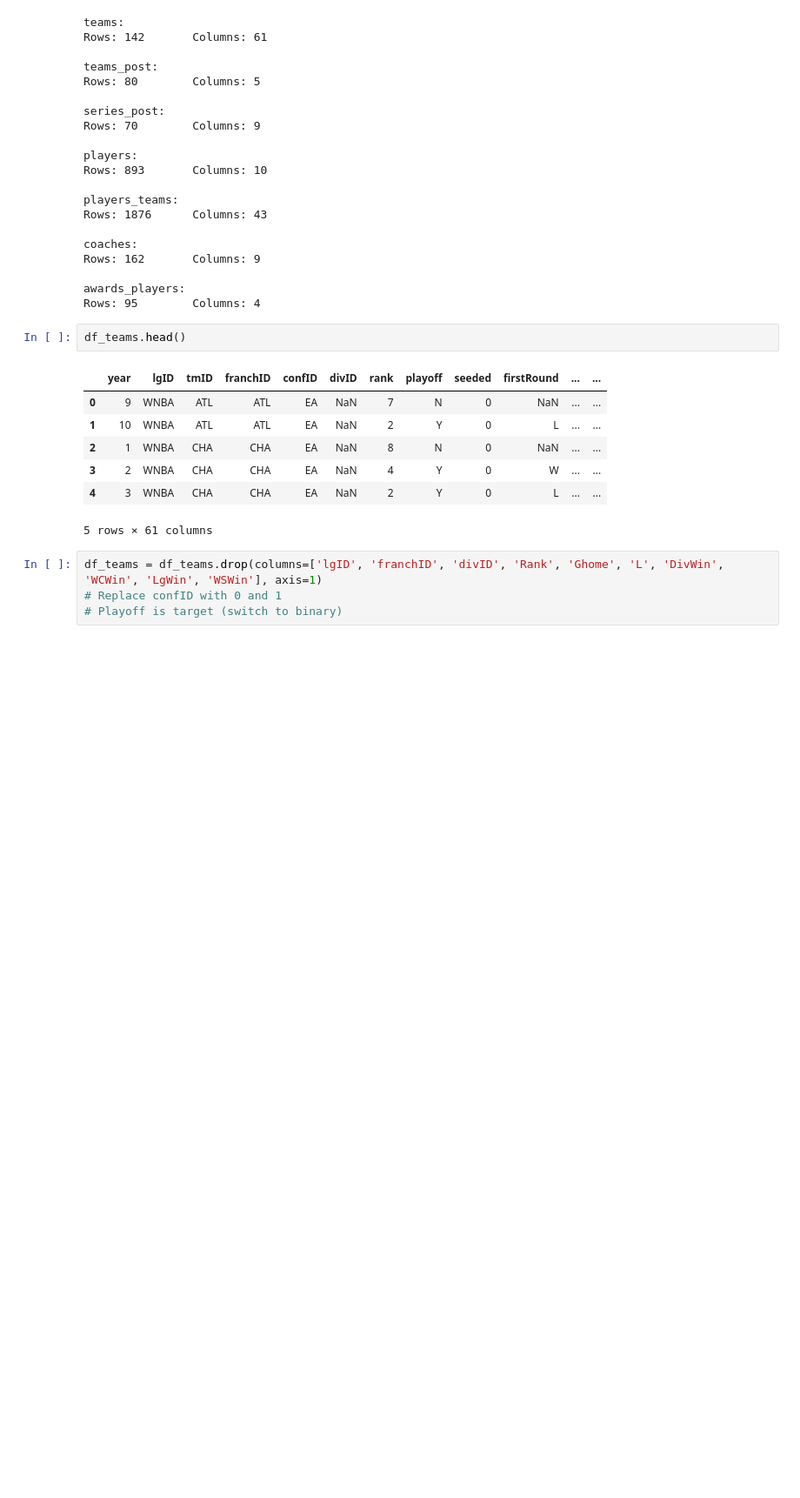
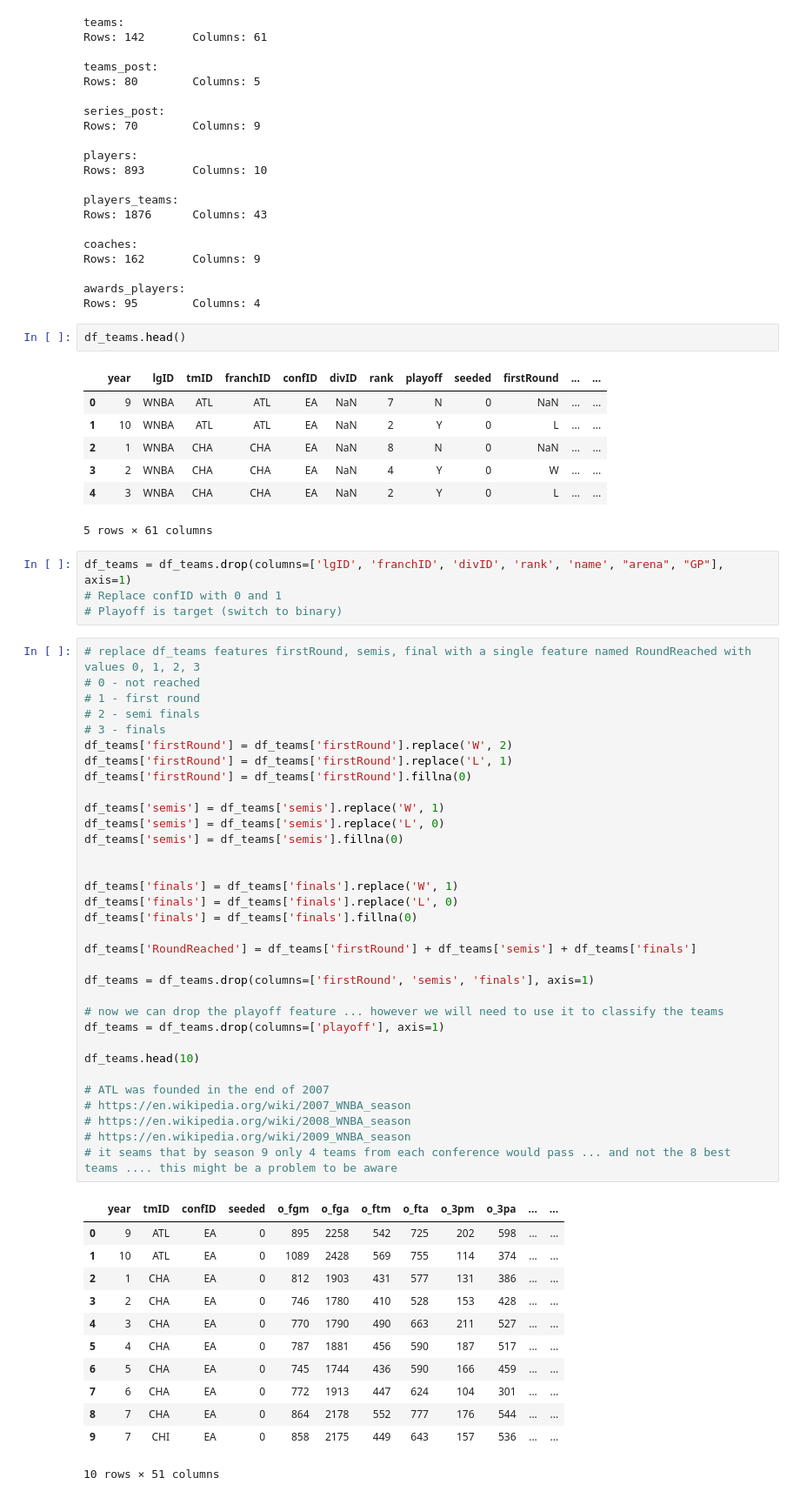
Before and after one commit to m21ark/ac, a Jupyter notebook: Dataset Analysis.ipynb, the cells around one changed output. Shown at 87% size. Drawn from its saved outputs; the diff is of its cells as text; blank space fills up the shorter version.

Commit message:
Cleaning and Predicting (cheating) the playoffs teams

```diff
--- a/Dataset Analysis.ipynb
+++ b/Dataset Analysis.ipynb
@@ -99,6 +101,52 @@ df_teams.head()
 | 4 | 3 | WNBA | CHA | CHA | EA | NaN | 2 | Y | 0 | L | ... | ... |
 5 rows × 61 columns
 # %%
-df_teams = df_teams.drop(columns=['lgID', 'franchID', 'divID', 'Rank', 'Ghome', 'L', 'DivWin', 'WCWin', 'LgWin', 'WSWin'], axis=1)
+df_teams = df_teams.drop(columns=['lgID', 'franchID', 'divID', 'rank', 'name', "arena", "GP"], axis=1)
 # Replace confID with 0 and 1
 # Playoff is target (switch to binary)
+# %%
+# replace df_teams features firstRound, semis, final with a single feature named RoundReached with values 0, 1, 2, 3
+# 0 - not reached
+# 1 - first round
+# 2 - semi finals
+# 3 - finals
+df_teams['firstRound'] = df_teams['firstRound'].replace('W', 2)
+df_teams['firstRound'] = df_teams['firstRound'].replace('L', 1)
+df_teams['firstRound'] = df_teams['firstRound'].fillna(0)
+
+df_teams['semis'] = df_teams['semis'].replace('W', 1)
+df_teams['semis'] = df_teams['semis'].replace('L', 0)
+df_teams['semis'] = df_teams['semis'].fillna(0)
+
+
+df_teams['finals'] = df_teams['finals'].replace('W', 1)
+df_teams['finals'] = df_teams['finals'].replace('L', 0)
+df_teams['finals'] = df_teams['finals'].fillna(0)
+
+df_teams['RoundReached'] = df_teams['firstRound'] + df_teams['semis'] + df_teams['finals']
+
+df_teams = df_teams.drop(columns=['firstRound', 'semis', 'finals'], axis=1)
+
+# now we can drop the playoff feature ... however we will need to use it to classify the teams
+df_teams = df_teams.drop(columns=['playoff'], axis=1)
+
+df_teams.head(10)
+
+# ATL was founded in the end of 2007
+# https://en.wikipedia.org/wiki/2007_WNBA_season
+# https://en.wikipedia.org/wiki/2008_WNBA_season
+# https://en.wikipedia.org/wiki/2009_WNBA_season
+# it seams that by season 9 only 4 teams from each conference would pass ... and not the 8 best teams .... this might be a problem to be aware
+# %% [output]
+|  | year | tmID | confID | seeded | o_fgm | o_fga | o_ftm | o_fta | o_3pm | o_3pa | ... | ... |
+| 0 | 9 | ATL | EA | 0 | 895 | 2258 | 542 | 725 | 202 | 598 | ... | ... |
+| 1 | 10 | ATL | EA | 0 | 1089 | 2428 | 569 | 755 | 114 | 374 | ... | ... |
+| 2 | 1 | CHA | EA | 0 | 812 | 1903 | 431 | 577 | 131 | 386 | ... | ... |
+| 3 | 2 | CHA | EA | 0 | 746 | 1780 | 410 | 528 | 153 | 428 | ... | ... |
+| 4 | 3 | CHA | EA | 0 | 770 | 1790 | 490 | 663 | 211 | 527 | ... | ... |
+| 5 | 4 | CHA | EA | 0 | 787 | 1881 | 456 | 590 | 187 | 517 | ... | ... |
+| 6 | 5 | CHA | EA | 0 | 745 | 1744 | 436 | 590 | 166 | 459 | ... | ... |
+| 7 | 6 | CHA | EA | 0 | 772 | 1913 | 447 | 624 | 104 | 301 | ... | ... |
+| 8 | 7 | CHA | EA | 0 | 864 | 2178 | 552 | 777 | 176 | 544 | ... | ... |
+| 9 | 7 | CHI | EA | 0 | 858 | 2175 | 449 | 643 | 157 | 536 | ... | ... |
+10 rows × 51 columns
```
Also changed, not shown: parts of 9 cells of this notebook.
